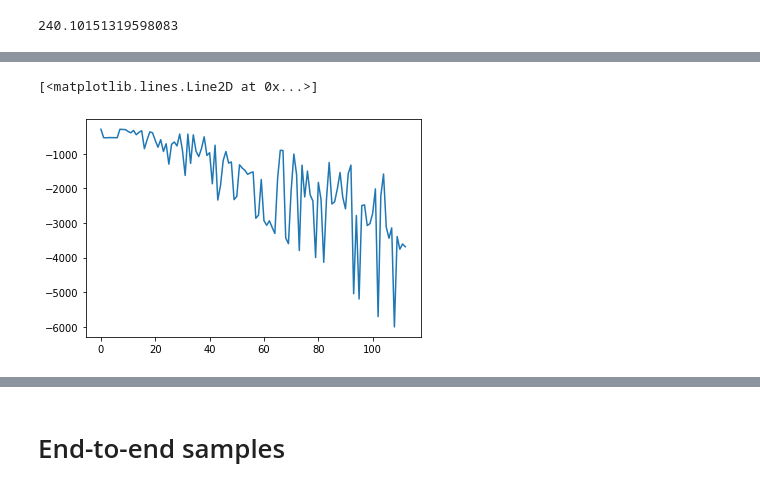
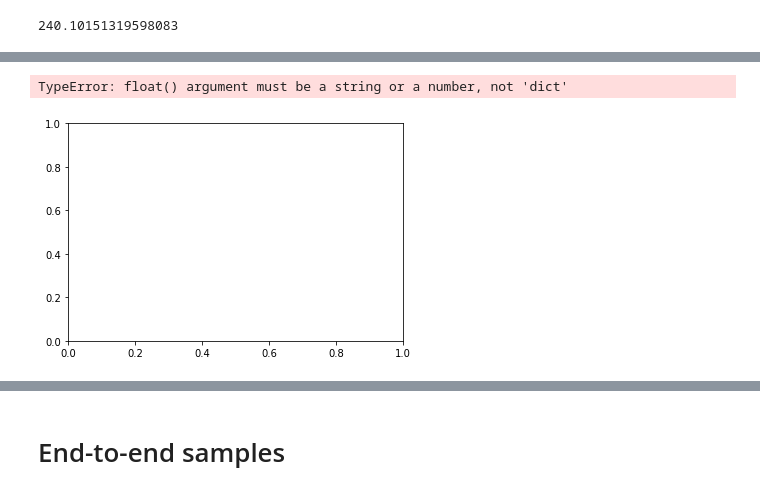
Before and after one commit to gpoesia/cs224n-project, a Jupyter notebook: Experiments.ipynb, the cells around one changed output, grey strips where cells are left out. Cells and saved outputs as stored; diff of their text form; code cells hidden in the pictures.

```diff
--- a/Experiments.ipynb
+++ b/Experiments.ipynb
@@ -98,6 +113,6 @@ parameters = {
     'log_every':2
 }
 
-train_loss_history = train(nencoder, decoder, dumb_dataset, parameters, device)
+train_loss_history = train(nencoder, decoder, dumb_dataset, parameters, alphabet, device)
 plt.plot(train_loss_history)
 # %% [output]
@@ -121,2 +136,2 @@ Epoch 2 iteration 200: loss = nan, tp = 29.17 lines/s, ETA 00h00m00s
-[<matplotlib.lines.Line2D at 0x...>]
+TypeError: float() argument must be a string or a number, not 'dict'
-[figure, old version]
+[figure, new version]
```
Also changed, not shown: parts of 11 cells of this notebook, 2 other files.
